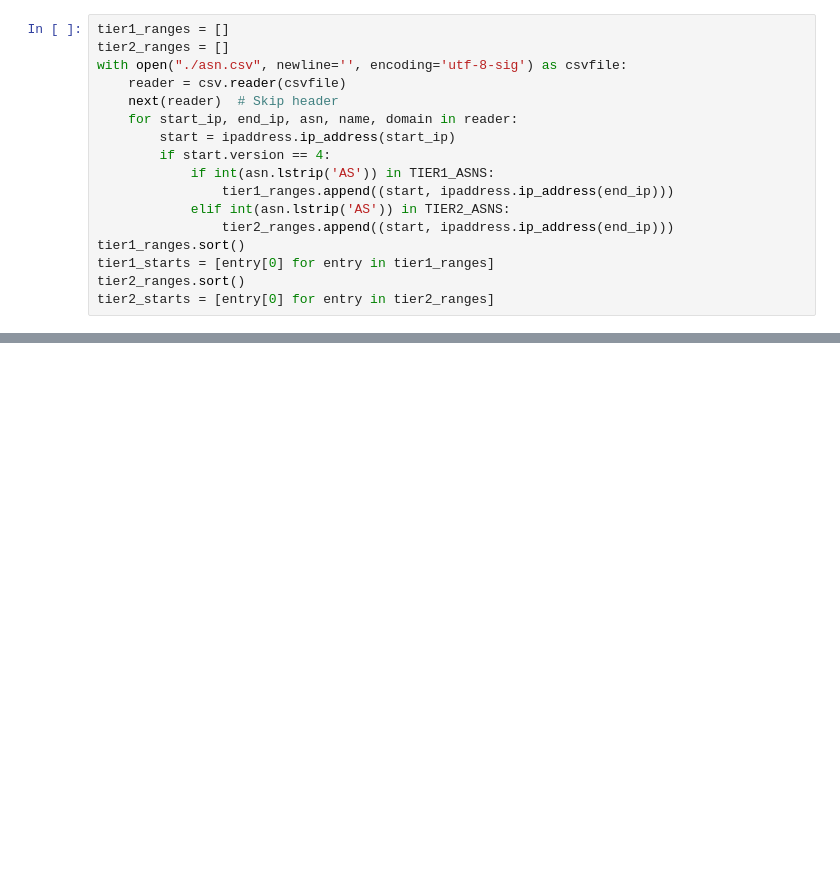
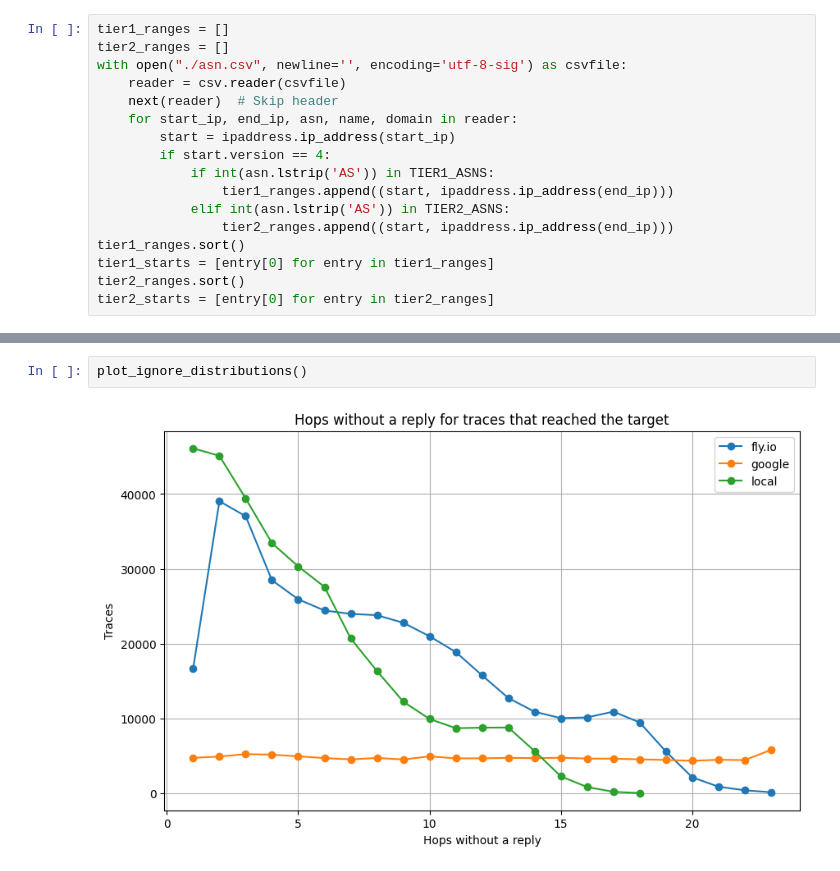
Before and after one commit to guissalustiano/measure-anses-neighboard, a Jupyter notebook: analyze.ipynb, the cells around one changed output, grey strips where cells are left out. Drawn from its saved outputs; the diff is of its cells as text; blank space fills up the shorter version.

```diff
--- a/analyze.ipynb
+++ b/analyze.ipynb
@@ -176,3 +233,7 @@ plot_reply_distributions()
+# %%
+plot_ignore_distributions()
+# %% [output]
+[figure, added]
 # %%
 plot_reachability()
 print(reachability_data)
```
Also changed, not shown: parts of 7 cells of this notebook, 4 other files.
